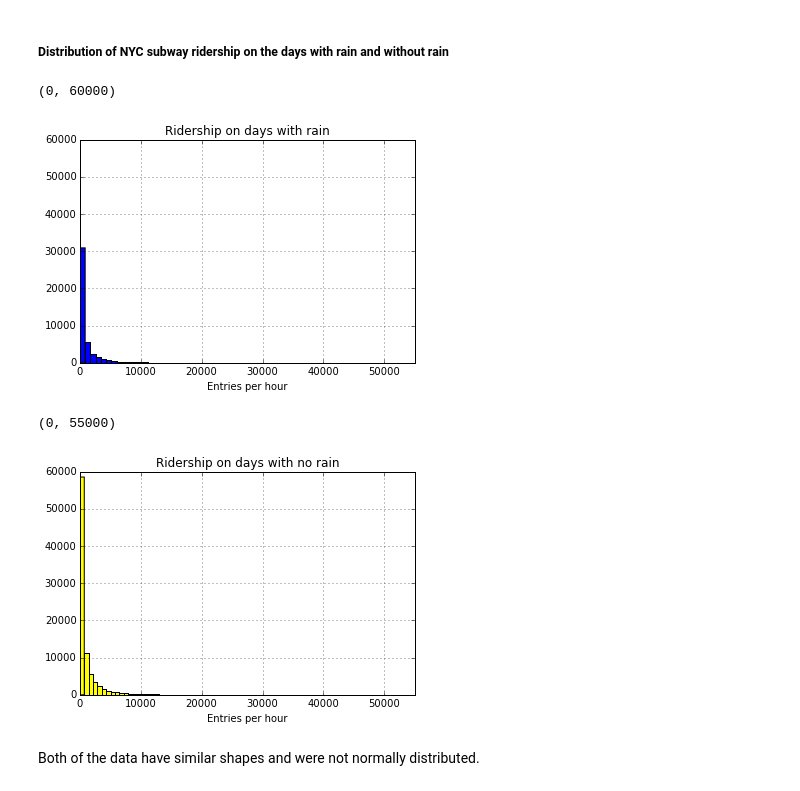
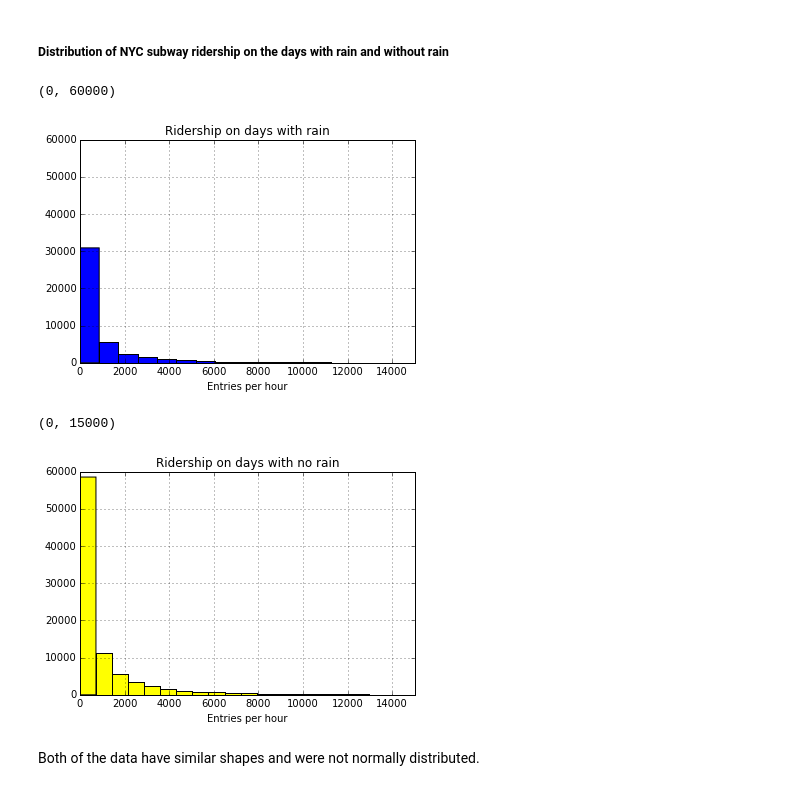
Before and after one commit to thuyquach/Analyzing-New-York-Subway-Data, a Jupyter notebook: Summited_Analayzing_NYC_Subway_Dataset.ipynb, the cells around one changed output. Saved outputs shown, nothing was run; the diff lists cells and outputs as text; code cells hidden in the pictures.

```diff
--- a/Summited_Analayzing_NYC_Subway_Dataset.ipynb
+++ b/Summited_Analayzing_NYC_Subway_Dataset.ipynb
@@ -139,20 +147,20 @@ import matplotlib.pyplot as plt
 turnstile_weather[turnstile_weather["rain"] ==1]['ENTRIESn_hourly'].hist(bins = 60)
 plt.title('Ridership on days with rain')
 plt.xlabel('Entries per hour')
-plt.xlim(0,55000)
+plt.xlim(0,15000)
 plt.ylim(0, 60000)
 # %% [output]
 (0, 60000)
-[figure, old version]
+[figure, new version]
 # %%
 # No rain
 turnstile_weather[turnstile_weather["rain"] ==0]['ENTRIESn_hourly'].hist(color = "yellow", bins = 60)
 plt.title('Ridership on days with no rain')
 plt.xlabel('Entries per hour')
-plt.xlim(0,55000)
+plt.xlim(0,15000)
 # %% [output]
-(0, 55000)
+(0, 15000)
-[figure, old version]
+[figure, new version]
 # %% [markdown]
 Both of the data have similar shapes and were not normally distributed.
 # %% [markdown]
```
Also changed, not shown: parts of 21 cells of this notebook.
